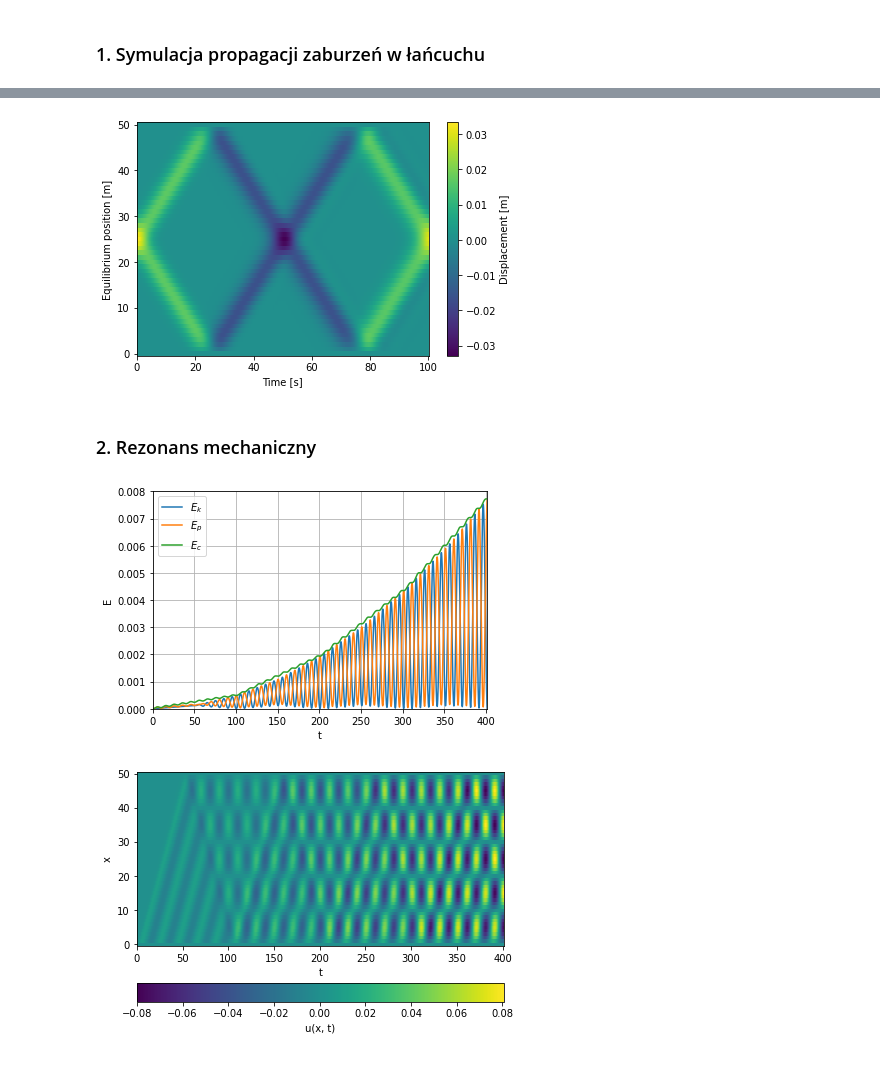
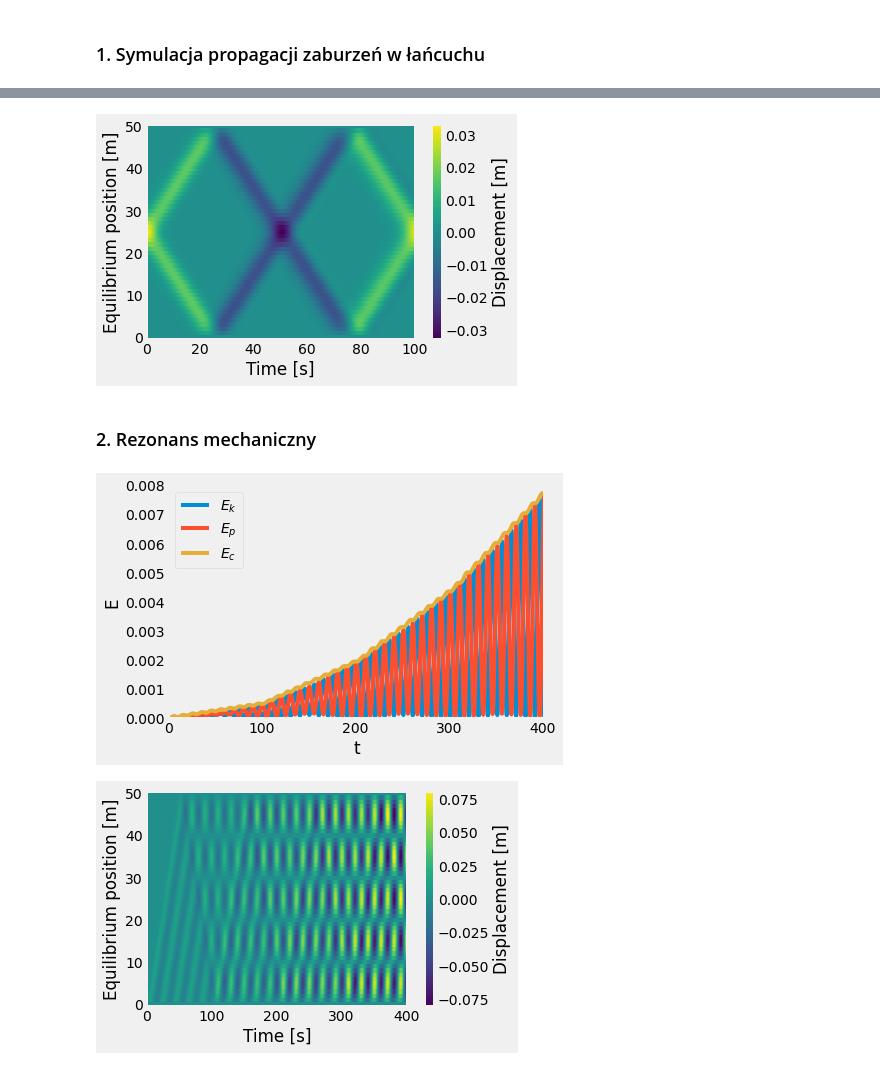
Before and after one commit to wleklinskimateusz/PFT, a Jupyter notebook: lab4/code.ipynb, the cells around one changed output, grey strips where cells are left out. Cells and saved outputs as stored; diff of their text form; code cells hidden in the pictures.

```diff
--- a/lab4/code.ipynb
+++ b/lab4/code.ipynb
@@ -3,6 +3,7 @@ import numpy as np
 import matplotlib.pyplot as plt
 import sys
 import os
+plt.style.use("fivethirtyeight")
 # %%
 alfa, m, N = 1.0, 1.0, 50
 # %%
@@ -102,7 +103,7 @@ plt.ylabel('Equilibrium position [m]')
 plt.tight_layout()
 plt.show()
 # %% [output]
-[figure, old version]
+[figure, new version]
 # %% [markdown]
 ### 2. Rezonans mechaniczny
 # %%
@@ -174,14 +175,14 @@ plt.ylabel('E')
 plt.legend([r'$E_{k}$', r'$E_{p}$', r'$E_{c}$'], loc=0)
 plt.show()
 # %% [output]
-[figure, old version]
+[figure, new version]
 # %%
 plt.pcolormesh(t_vec, x_vec, x_temp, shading='auto')
-cbar = plt.colorbar(orientation="horizontal")
-cbar.set_label('u(x, t)')
-plt.xlabel('t')
-plt.ylabel('x')
+cbar = plt.colorbar()
+cbar.set_label('Displacement [m]')
+plt.xlabel('Time [s]')
+plt.ylabel('Equilibrium position [m]')
 plt.tight_layout()
 plt.show()
 # %% [output]
-[figure, old version]
+[figure, new version]
```
Also changed, not shown: parts of 1 cell of this notebook, 2 other files.
